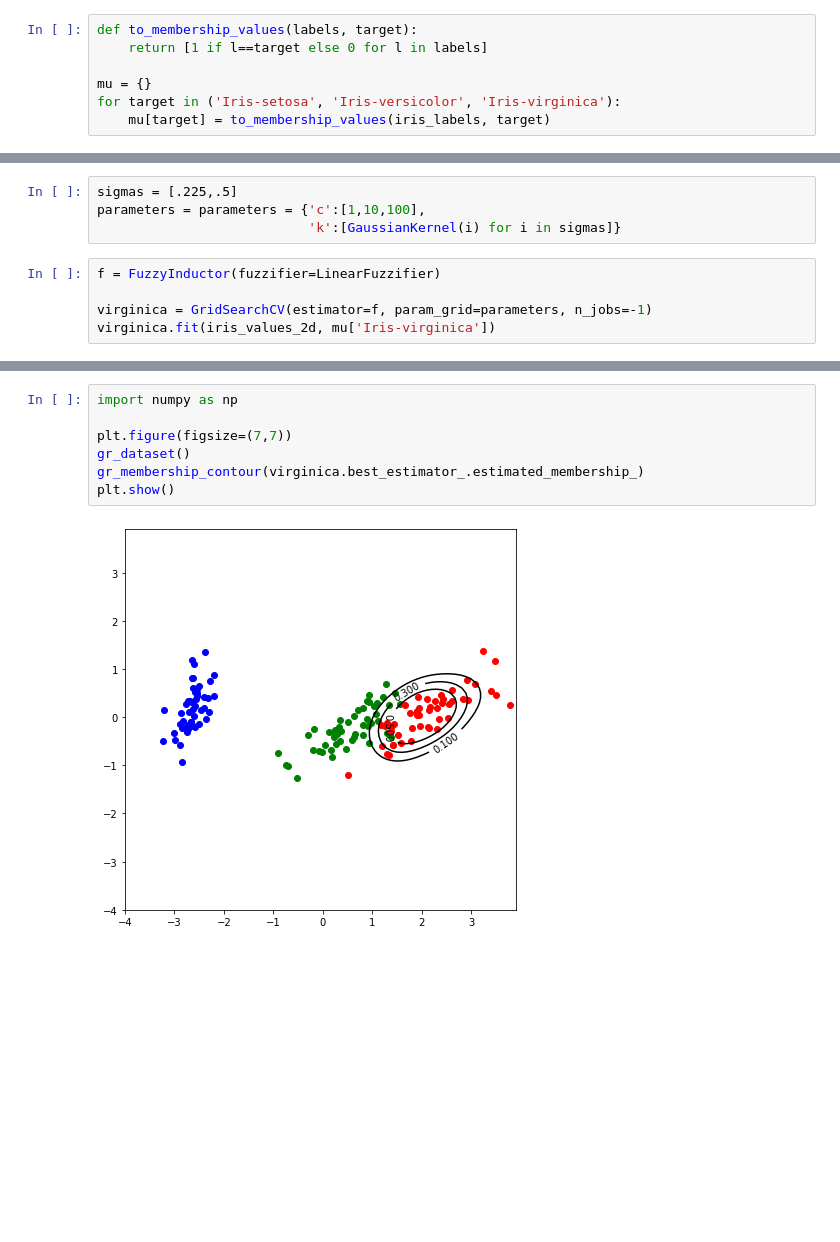
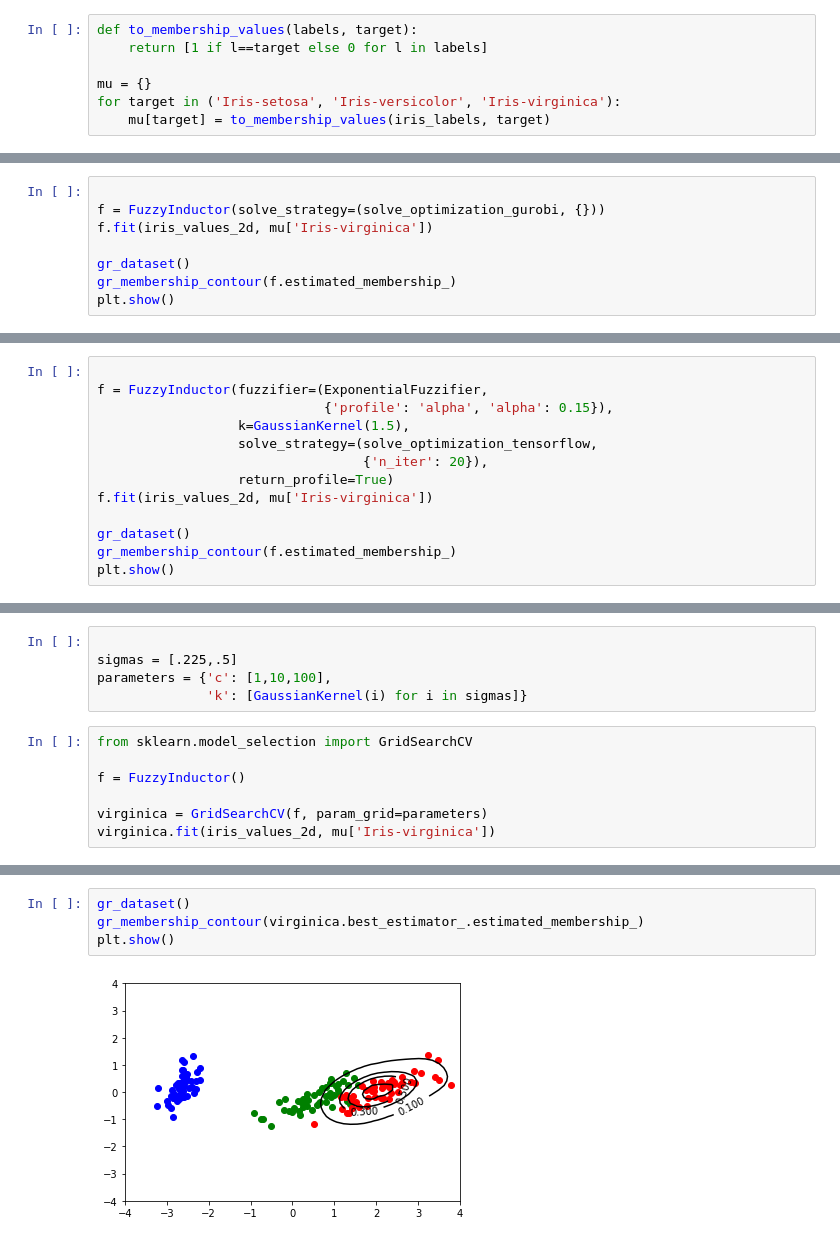
Before and after one commit to ManuelDileo/mulearn, a Jupyter notebook: index.ipynb, the cells around one changed output, grey strips where cells are left out. Drawn from its saved outputs; the diff is of its cells as text; blank space fills up the shorter version.

Commit message:
Fixed import problem in index.ipynb

```diff
--- a/index.ipynb
+++ b/index.ipynb
@@ -81,0 +126,8 @@ from mulearn.fuzzifier import LinearFuzzifier
+# %%
+
+f = FuzzyInductor(solve_strategy=(solve_optimization_gurobi, {}))
+f.fit(iris_values_2d, mu['Iris-virginica'])
+
+gr_dataset()
+gr_membership_contour(f.estimated_membership_)
+plt.show()
@@ -81,0 +137,13 @@ from mulearn.fuzzifier import LinearFuzzifier
+# %%
+
+f = FuzzyInductor(fuzzifier=(ExponentialFuzzifier,
+                             {'profile': 'alpha', 'alpha': 0.15}),
+                  k=GaussianKernel(1.5),
+                  solve_strategy=(solve_optimization_tensorflow,
+                                  {'n_iter': 20}),
+                  return_profile=True)
+f.fit(iris_values_2d, mu['Iris-virginica'])
+
+gr_dataset()
+gr_membership_contour(f.estimated_membership_)
+plt.show()
@@ -82,11 +159,14 @@ from mulearn.fuzzifier import LinearFuzzifier
 # %%
+
 sigmas = [.225,.5]
-parameters = parameters = {'c':[1,10,100],
-                           'k':[GaussianKernel(i) for i in sigmas]}
+parameters = {'c': [1,10,100],
+              'k': [GaussianKernel(i) for i in sigmas]}
 # %%
-f = FuzzyInductor(fuzzifier=LinearFuzzifier)
+from sklearn.model_selection import GridSearchCV
 
-virginica = GridSearchCV(estimator=f, param_grid=parameters, n_jobs=-1)
+f = FuzzyInductor()
+
+virginica = GridSearchCV(f, param_grid=parameters)
 virginica.fit(iris_values_2d, mu['Iris-virginica'])
 # %% [output]
 GridSearchCV(cv=None, error_score=nan,
@@ -102,11 +183,8 @@ GridSearchCV(cv=None, error_score=nan,
              pre_dispatch='2*n_jobs', refit=True, return_train_score=False,
              scoring=None, verbose=0)
 # %%
-import numpy as np
-
-plt.figure(figsize=(7,7))
 gr_dataset()
 gr_membership_contour(virginica.best_estimator_.estimated_membership_)
 plt.show()
 # %% [output]
-[figure, old version]
+[figure, new version]
```
Also changed, not shown: parts of 28 cells of this notebook, 23 other files.
